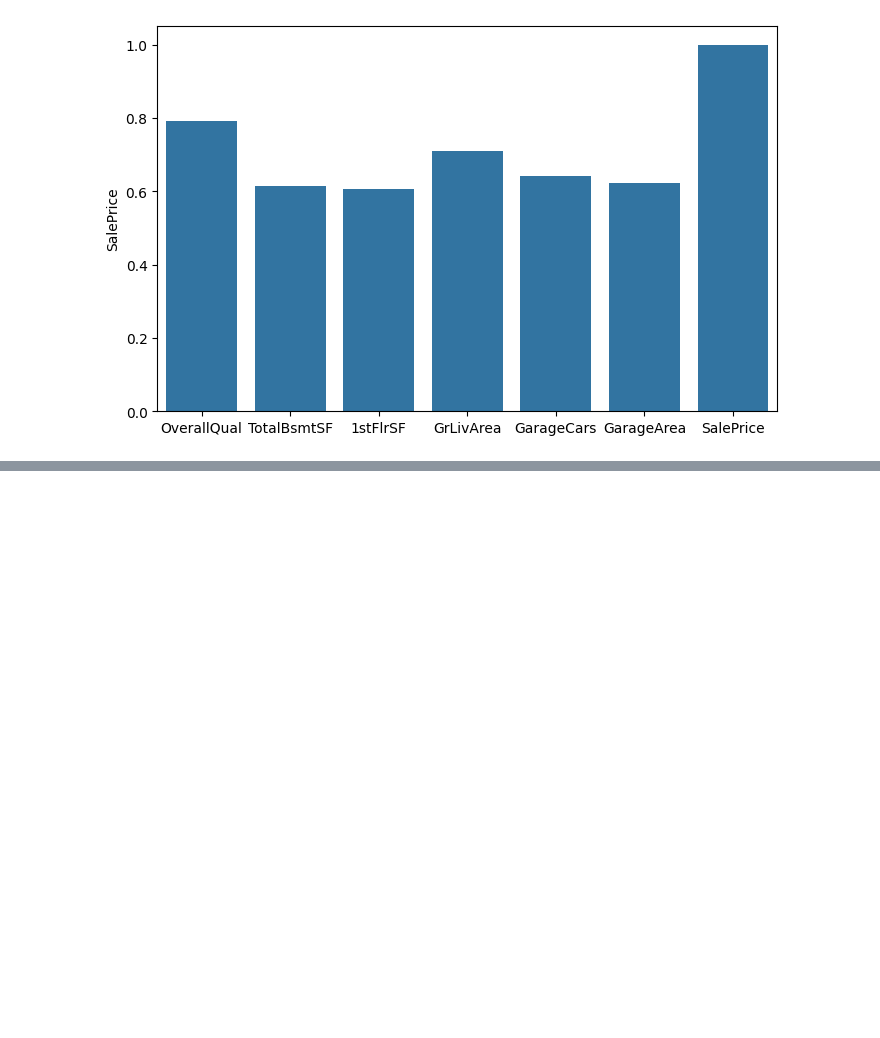
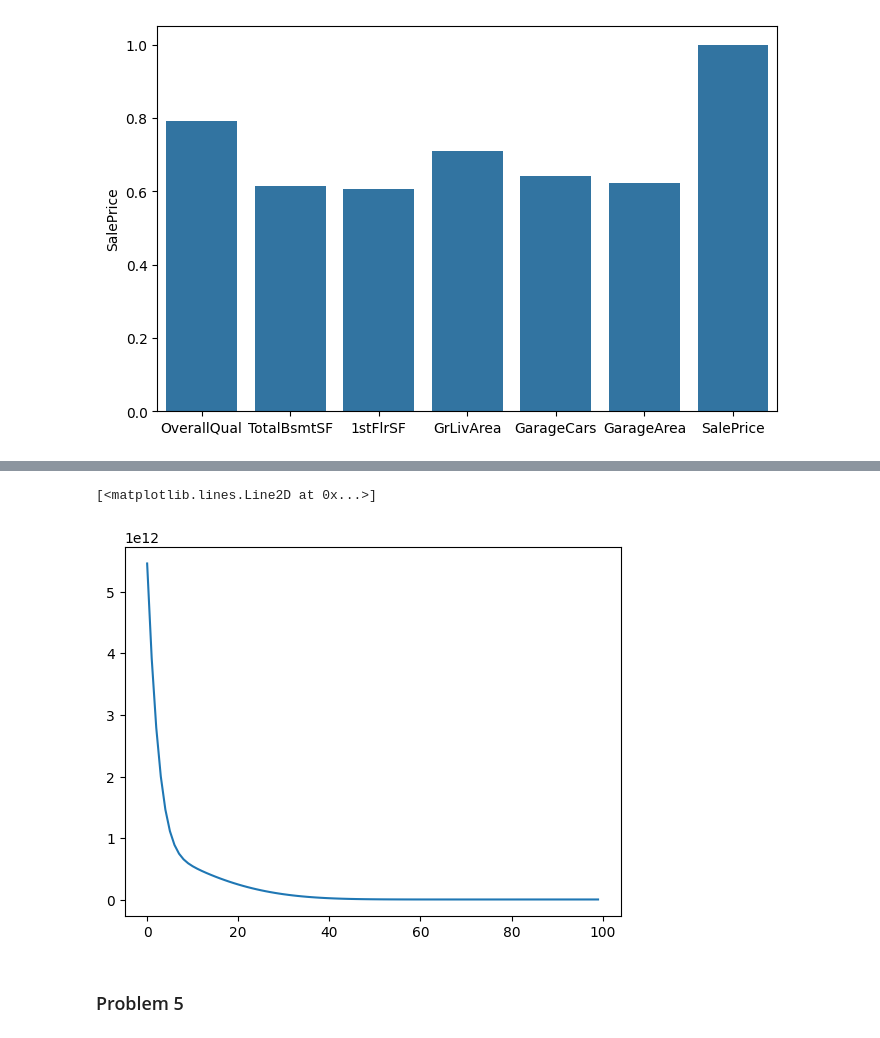
Before and after one commit to jaden-2/Assignment, a Jupyter notebook: tensorassignment.ipynb, the cells around one changed output, grey strips where cells are left out. Drawn from its saved outputs; the diff is of its cells as text; code cells hidden in the pictures; blank space fills up the shorter version.

```diff
--- a/tensorassignment.ipynb
+++ b/tensorassignment.ipynb
@@ -215,6 +216,11 @@ sns.barplot(test)
 def standardScaler(x):# standardization
     num = x - np.mean(x)
     return num/np.std(x)
+
+def normalization(x):
+    num = x - np.min(x)
+    denum = np.max(x) - np.min(x)
+    return num/denum
 
 features = ["OverallQual","GrLivArea", "YearBuilt"]
 target = ["SalePrice"]
@@ -222,11 +228,22 @@ target = ["SalePrice"]
 y = house_train[target]
 x = house_train[features]
 
+x_train, x_test, y_train, y_test = train_test_split(x, y, test_size=0.2)
+
 # standardization of data
-x = x.apply(standardScaler).to_numpy().astype(np.float32)
-y = y.apply(standardScaler).to_numpy().astype(np.float32)
+#x_train = x.apply(standardScaler).to_numpy().astype(np.float32)
+#y_train = y.apply(standardScaler).to_numpy().astype(np.float32)
 
-x_train, x_val, y_train, y_val = train_test_split(x, y, test_size=0.2)
+x_train = x.to_numpy().astype(np.float32)
+y_train = y.to_numpy().astype(np.float32)
+
+# normalization
+# x_train = x.apply(normalization).to_numpy().astype(np.float32)
+# y_train = y.apply(normalization).to_numpy().astype(np.float32)
+
+x_train, x_val, y_train, y_val = train_test_split(x_train, y_train, test_size=0.2)
+
+x_test, y_test = x_test.to_numpy().astype(np.float32), y_test.to_numpy().astype(np.float32)
 # %%
 class LinearRegression:
     def __init__(self, n_input=3, lr=0.001, epoch= 100, batch_size=20):
@@ -284,0 +337,7 @@ AttributeError: 'LinearRegression' object has no attribute 'outputLayer'
+# %%
+plt.plot(linearModel.loss)
+# %% [output]
+[<matplotlib.lines.Line2D at 0x...>]
+[figure, added]
+# %% [markdown]
+<h3>Problem 5</h3>
```
Also changed, not shown: parts of 12 cells of this notebook.
